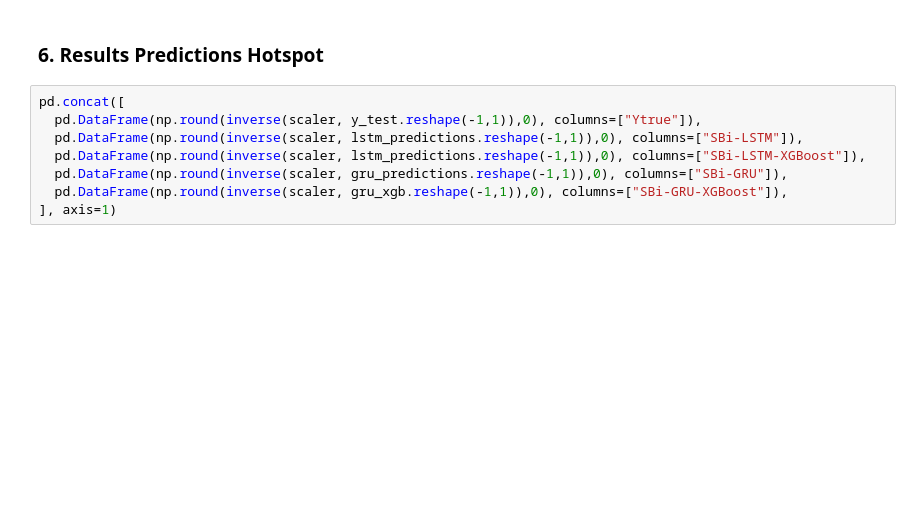
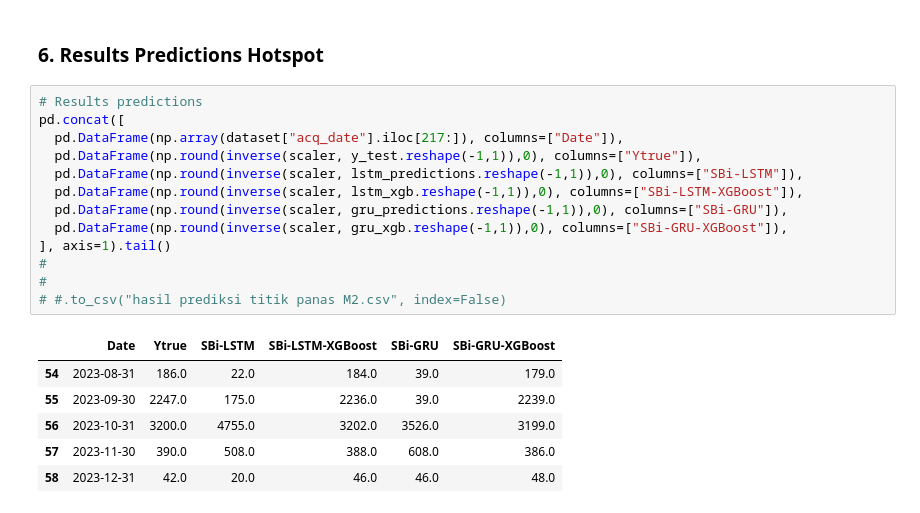
Before and after one commit to kusin/tensorflow-hotspot-v2, a Jupyter notebook: M2.ipynb, the cells around one changed output. Drawn from its saved outputs; the diff is of its cells as text; blank space fills up the shorter version.

```diff
--- a/M2.ipynb
+++ b/M2.ipynb
@@ -299,10 +424,22 @@ lineplot4(
 # %% [markdown]
 ### 6. Results Predictions Hotspot
 # %%
+# Results predictions
 pd.concat([
+  pd.DataFrame(np.array(dataset["acq_date"].iloc[217:]), columns=["Date"]),
   pd.DataFrame(np.round(inverse(scaler, y_test.reshape(-1,1)),0), columns=["Ytrue"]),
   pd.DataFrame(np.round(inverse(scaler, lstm_predictions.reshape(-1,1)),0), columns=["SBi-LSTM"]),
-  pd.DataFrame(np.round(inverse(scaler, lstm_predictions.reshape(-1,1)),0), columns=["SBi-LSTM-XGBoost"]),
+  pd.DataFrame(np.round(inverse(scaler, lstm_xgb.reshape(-1,1)),0), columns=["SBi-LSTM-XGBoost"]),
   pd.DataFrame(np.round(inverse(scaler, gru_predictions.reshape(-1,1)),0), columns=["SBi-GRU"]),
   pd.DataFrame(np.round(inverse(scaler, gru_xgb.reshape(-1,1)),0), columns=["SBi-GRU-XGBoost"]),
-], axis=1)
+], axis=1).tail()
+#
+#
+# #.to_csv("hasil prediksi titik panas M2.csv", index=False)
+# %% [output]
+|  | Date | Ytrue | SBi-LSTM | SBi-LSTM-XGBoost | SBi-GRU | SBi-GRU-XGBoost |
+| 54 | 2023-08-31 | 186.0 | 22.0 | 184.0 | 39.0 | 179.0 |
+| 55 | 2023-09-30 | 2247.0 | 175.0 | 2236.0 | 39.0 | 2239.0 |
+| 56 | 2023-10-31 | 3200.0 | 4755.0 | 3202.0 | 3526.0 | 3199.0 |
+| 57 | 2023-11-30 | 390.0 | 508.0 | 388.0 | 608.0 | 386.0 |
+| 58 | 2023-12-31 | 42.0 | 20.0 | 46.0 | 46.0 | 48.0 |
```
Also changed, not shown: parts of 22 cells of this notebook, 4 other files.
